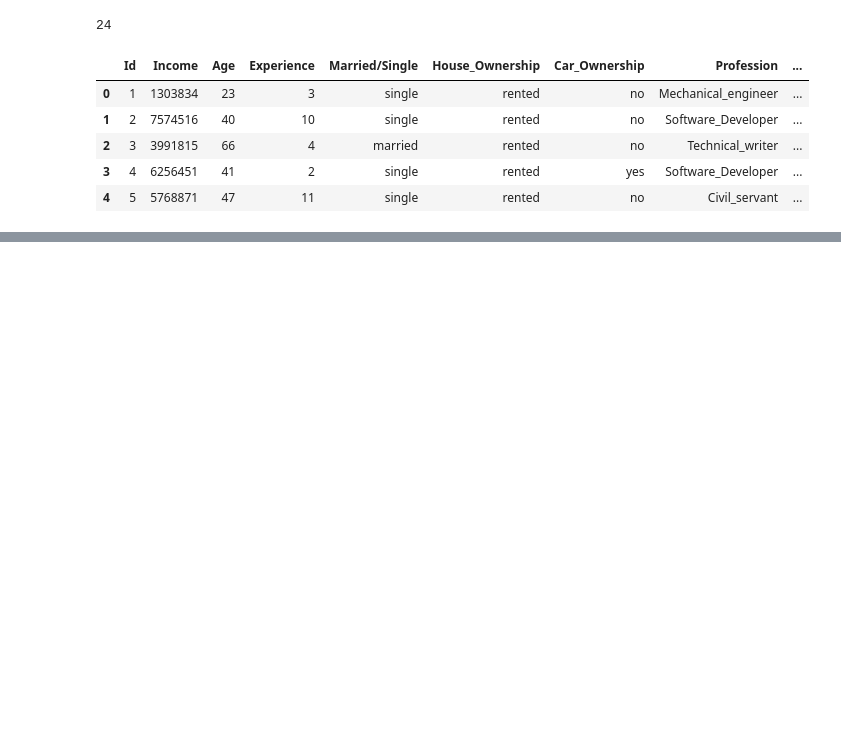
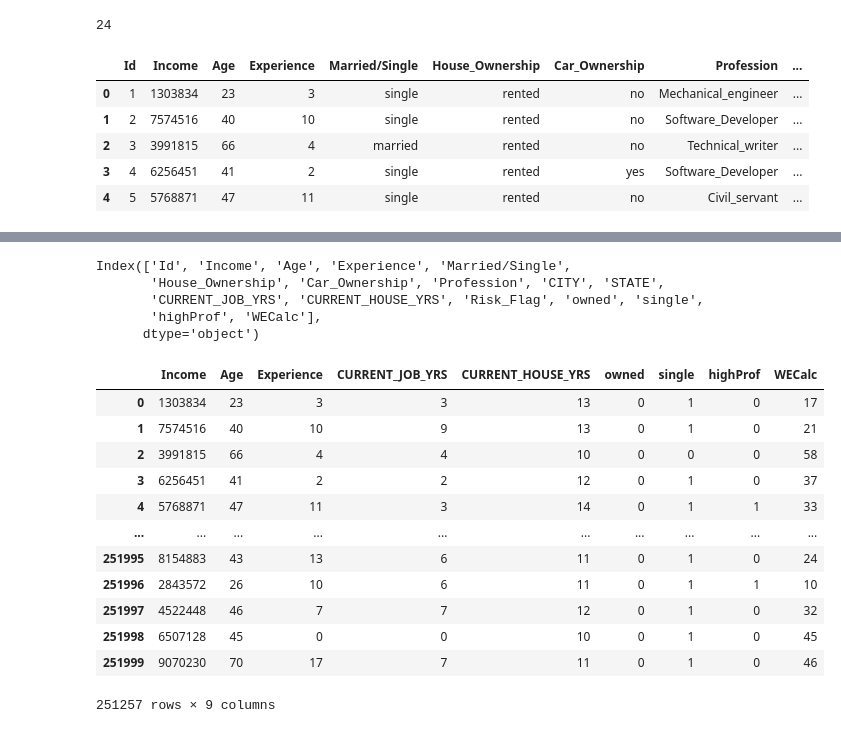
Before and after one commit to issamoxix/Loan-Prediction-Analysis, a Jupyter notebook: main.ipynb, the cells around one changed output, grey strips where cells are left out. Cells and saved outputs as stored; diff of their text form; code cells hidden in the pictures; blank space fills up the shorter version.

```diff
--- a/main.ipynb
+++ b/main.ipynb
@@ -162,0 +239,24 @@ df.corr()
+# %%
+df.columns
+# %% [output]
+Index(['Id', 'Income', 'Age', 'Experience', 'Married/Single',
+       'House_Ownership', 'Car_Ownership', 'Profession', 'CITY', 'STATE',
+       'CURRENT_JOB_YRS', 'CURRENT_HOUSE_YRS', 'Risk_Flag', 'owned', 'single',
+       'highProf', 'WECalc'],
+      dtype='object')
+# %%
+features = ['Income','Age',"Experience","CURRENT_JOB_YRS","CURRENT_HOUSE_YRS","owned","single","highProf","WECalc"]
+# %% [output]
+|  | Income | Age | Experience | CURRENT_JOB_YRS | CURRENT_HOUSE_YRS | owned | single | highProf | WECalc |
+| 0 | 1303834 | 23 | 3 | 3 | 13 | 0 | 1 | 0 | 17 |
+| 1 | 7574516 | 40 | 10 | 9 | 13 | 0 | 1 | 0 | 21 |
+| 2 | 3991815 | 66 | 4 | 4 | 10 | 0 | 0 | 0 | 58 |
+| 3 | 6256451 | 41 | 2 | 2 | 12 | 0 | 1 | 0 | 37 |
+| 4 | 5768871 | 47 | 11 | 3 | 14 | 0 | 1 | 1 | 33 |
+| ... | ... | ... | ... | ... | ... | ... | ... | ... | ... |
+| 251995 | 8154883 | 43 | 13 | 6 | 11 | 0 | 1 | 0 | 24 |
+| 251996 | 2843572 | 26 | 10 | 6 | 11 | 0 | 1 | 1 | 10 |
+| 251997 | 4522448 | 46 | 7 | 7 | 12 | 0 | 1 | 0 | 32 |
+| 251998 | 6507128 | 45 | 0 | 0 | 10 | 0 | 1 | 0 | 45 |
+| 251999 | 9070230 | 70 | 17 | 7 | 11 | 0 | 1 | 0 | 46 |
+251257 rows × 9 columns
```
Also changed, not shown: parts of 12 cells of this notebook.
